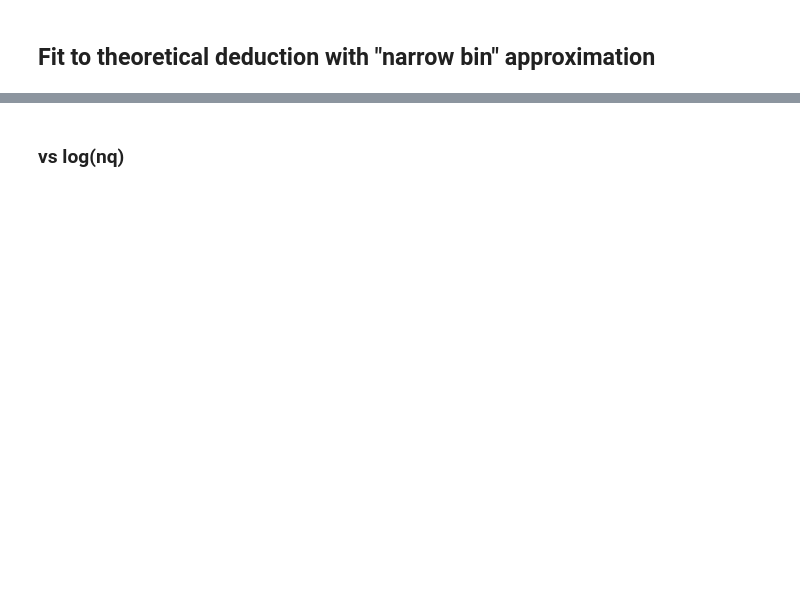
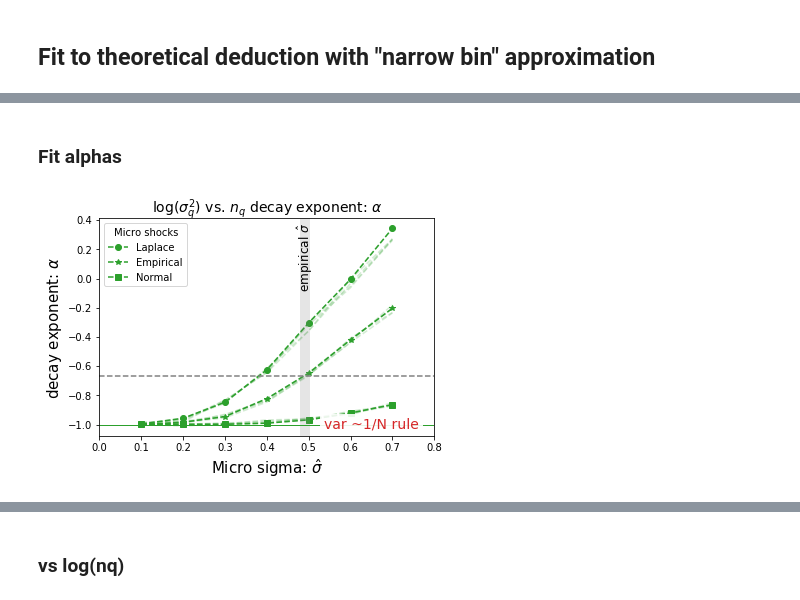
Before and after one commit to matuteiglesias/French_exports_bkp, a Jupyter notebook: code/notebooks/Plots for experiments 3 and 4.ipynb, the cells around one changed output, grey strips where cells are left out. Drawn from its saved outputs; the diff is of its cells as text; code cells hidden in the pictures; blank space fills up the shorter version.

```diff
--- a/code/notebooks/Plots for experiments 3 and 4.ipynb
+++ b/code/notebooks/Plots for experiments 3 and 4.ipynb
@@ -41,3 +54,16 @@ dtype: int64
 # %%
 # yqs = sales.groupby(parts).sum()a
 # yqs.T.cov().sum().sum()
+# %%
+# colors:
+
+# blue
+#1f77b4
+
+color_1 = '#2ca02c' # green, fits
+color_2 = '#d62728' # red, analytical exps
+
+# Linewidths:
+lw_er = .5 # experiment results
+lw_ae = 1 # analytical expressions
+lw_fits = 1 # analytical expressions
@@ -285,0 +134,5 @@ plt.show()
+# %%
+result = pd.read_csv('./experiment_3.csv', usecols = ['dist', 's', 'mu', 'nq', 'repeat', 'mean_ratio', 'std_ratio', 'var_ratio'])
+result = result.rename(columns = {'mean_ratio': 'mean', 'std_ratio' : 'std', 'var_ratio': 'var'})
+result['log_var'] = np.log10(result['var'])
+result.head()
@@ -285,0 +155,46 @@ plt.show()
+# %% [markdown]
+### Fit alphas
+# %%
+from sklearn.linear_model import LinearRegression
+
+def model(df):
+    y = np.log10(df[['var']]).values
+    X = np.log10(df[['nq']]).values
+    return np.squeeze(LinearRegression().fit(X, y).coef_)
+
+def group_predictions(df):
+    return df.groupby(['dist', 's', 'mu']).apply(model)
+
+alphas = pd.DataFrame(group_predictions(result), columns = ['alpha']).astype(float)
+
+fig, ax = plt.subplots()
+
+data = alphas.unstack()['alpha'][[0.0]]
+
+for i, dist in enumerate(['lapl', 'emp', 'norm']):
+    data.loc[dist].plot(marker = ['o', '*', 's'][i], linestyle = '--', ax = ax, c = color_1)
+
+
+for mu in alphas.reset_index().mu.unique():
+    alphas.unstack()['alpha'][[mu]].unstack(0).plot(linestyle = '--', ax = ax, c = color_1, alpha = .2, label = '_')
+
+ax.legend(['Laplace', 'Empirical', 'Normal'], title = 'Micro shocks')
+
+
+ax.axvline(0.491, c = '.5', alpha = .2, lw = 10)
+ax.axhline(-0.665, linestyle = '--', c = '.5')
+ax.axhline(-1, linestyle = '-', lw = 1, color = color_1)
+ax.annotate('empirical '+r'$\hat \sigma$', xy = (0.491, .15), va = 'center', ha = 'center', rotation = 90, fontsize = 12)
+
+ax.annotate('var ~1/N rule', xy = (0.65, -1), color = color_2, fontsize = 14, va = 'center', ha = 'center', bbox=dict(fc="w", lw=0, alpha = .9))
+
+ax.set_title(r'$\log(\sigma_q^2)$'+' vs. '+r'$n_q$'+' decay exponent: '+r'$\alpha$', fontsize = 14)
+ax.set_xlabel('Micro sigma: '+r'$\hat \sigma$', fontsize = 15)
+ax.set_ylabel('decay exponent: '+r'$\alpha$', fontsize = 15)
+
+plt.xlim(0, .8)
+
+plt.savefig('./../../../WRITING/FIGURES/trade/alphas_sigma_lin.png')
+plt.show()
+# %% [output]
+[figure, added]
```
Also changed, not shown: parts of 94 cells of this notebook, 6 other files.
